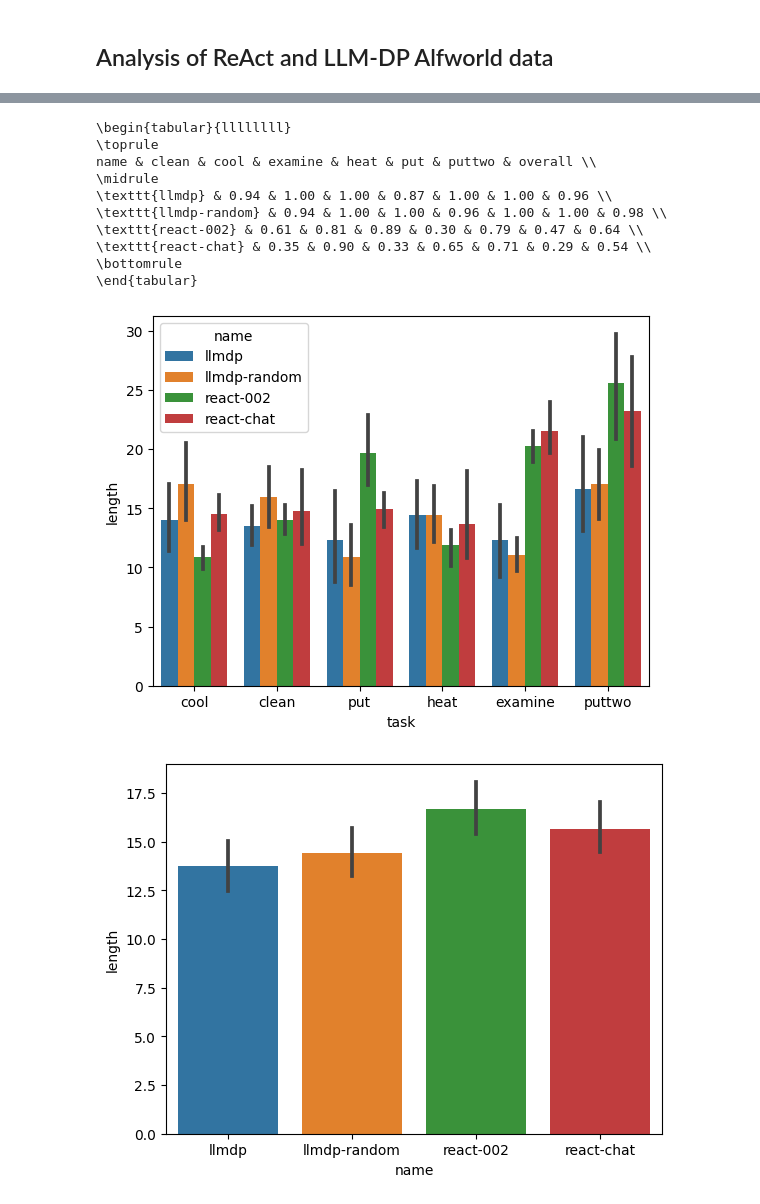
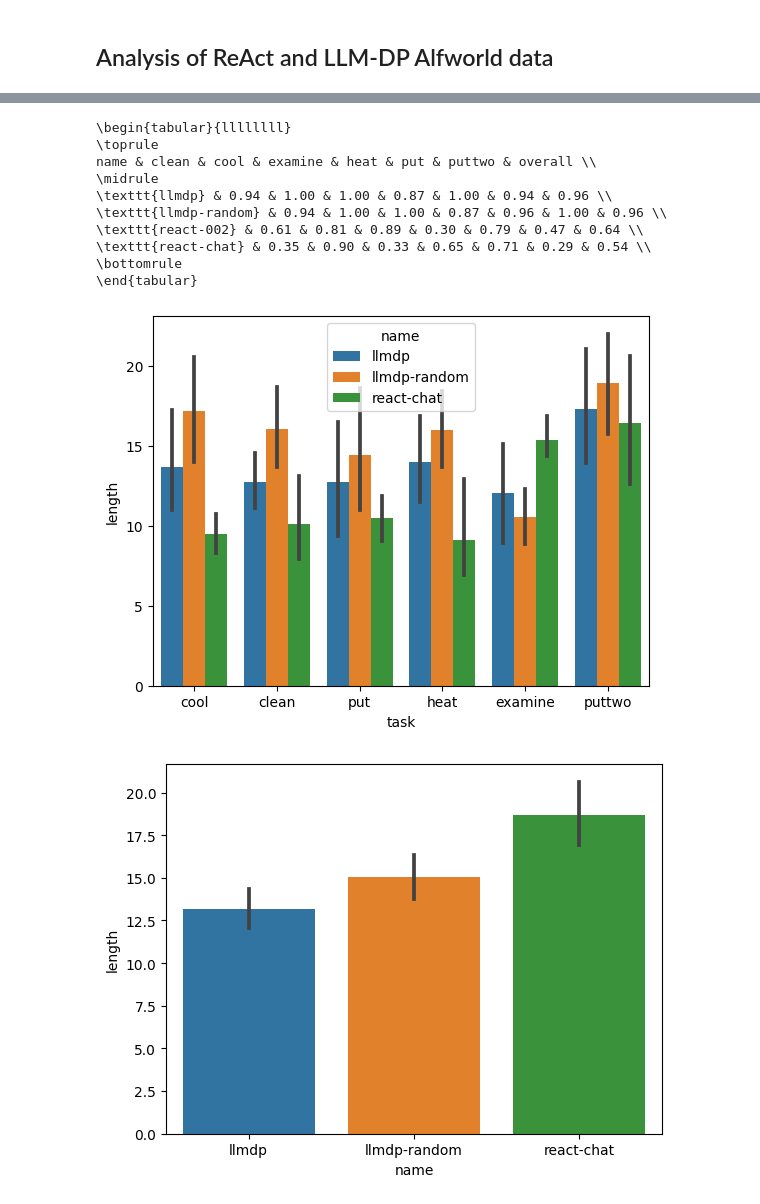
Before and after one commit to itl-ed/llm-dp, a Jupyter notebook: analysis.ipynb, the cells around one changed output, grey strips where cells are left out. Saved outputs shown, nothing was run; the diff lists cells and outputs as text; code cells hidden in the pictures.

```diff
--- a/analysis.ipynb
+++ b/analysis.ipynb
@@ -7,13 +7,19 @@ output_dir = "output"
 dataset = []
 
 file_to_name = {
-    "output/chat_random_3.json": "llmdp-random",
-    "output/chat_search2_3.json": "llmdp",
+    "output/chat_random2_3.json": "llmdp-random",
+    # "output/chat_random_3.json": "llmdp-random0",
+    # "output/chat_search2_3.json": "llmdp",
+    "output/chat_search_nofallback_3.json": "llmdp2",
     "output/react_chat.json": "react-chat",
+    "output/llmdp_3.json": "llmdp",
+    # "output/react_chat.json": "react-chat-nothink",
     "output/react_text-davinci-002.json": "react-002",
 }
 order = [
     "llmdp",
+    "llmdp2",
+    # "llmdp-random0",
     "llmdp-random",
     "react-002",
     "react-chat",
@@ -22,6 +28,7 @@ order = [
 for file in file_to_name.keys():
     with open(file, "rb") as f:
         d = json.loads(f.read())
+        assert len(d) == 134, f"{file} has {len(d)} examples"
         for i, example in enumerate(d):
             example["file"] = file
             example["n"] = i
@@ -66,22 +91,23 @@ print(tmp.to_latex(index=False, float_format="%.2f"))
 \toprule
 name & clean & cool & examine & heat & put & puttwo & overall \\
 \midrule
-\texttt{llmdp} & 0.94 & 1.00 & 1.00 & 0.87 & 1.00 & 1.00 & 0.96 \\
-\texttt{llmdp-random} & 0.94 & 1.00 & 1.00 & 0.96 & 1.00 & 1.00 & 0.98 \\
+\texttt{llmdp} & 0.94 & 1.00 & 1.00 & 0.87 & 1.00 & 0.94 & 0.96 \\
+\texttt{llmdp-random} & 0.94 & 1.00 & 1.00 & 0.87 & 0.96 & 1.00 & 0.96 \\
 \texttt{react-002} & 0.61 & 0.81 & 0.89 & 0.30 & 0.79 & 0.47 & 0.64 \\
 \texttt{react-chat} & 0.35 & 0.90 & 0.33 & 0.65 & 0.71 & 0.29 & 0.54 \\
 \bottomrule
 \end{tabular}
 # %%
+order = ["llmdp", "llmdp-random", "react-chat"]
 sns.barplot(x="task", y="length", hue="name", data=df[df.success == 1], hue_order=order)
 plt.show()
 
-sns.barplot(y="length", x="name", order=order,
-              data=df[df.success == 1])
-plt.show()
+# sns.barplot(y="length", x="name", order=order,
+#               data=df[df.success == 1])
+# plt.show()
 sns.barplot(y="length", x="name", order=order,
               data=df)
 plt.show()
 # %% [output]
-[figure, old version]
+[figure, new version]
-[figure, old version]
+[figure, new version]
```
Also changed, not shown: parts of 13 cells of this notebook, 8 other files.
